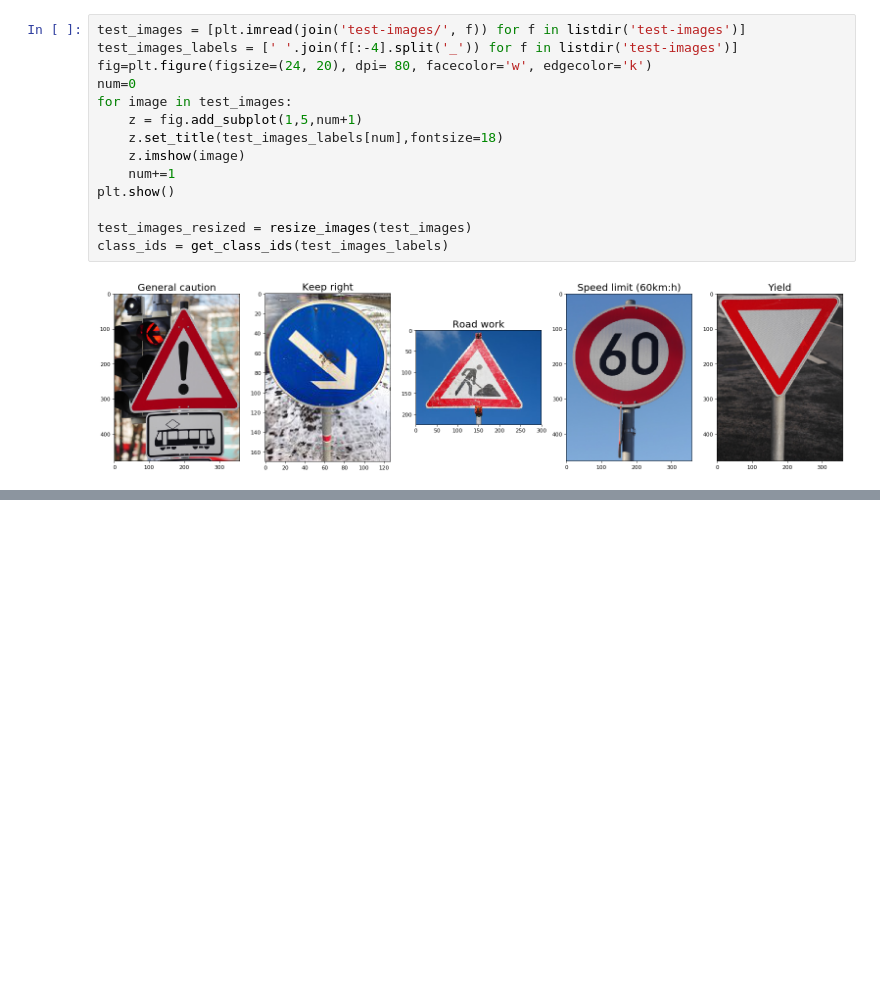
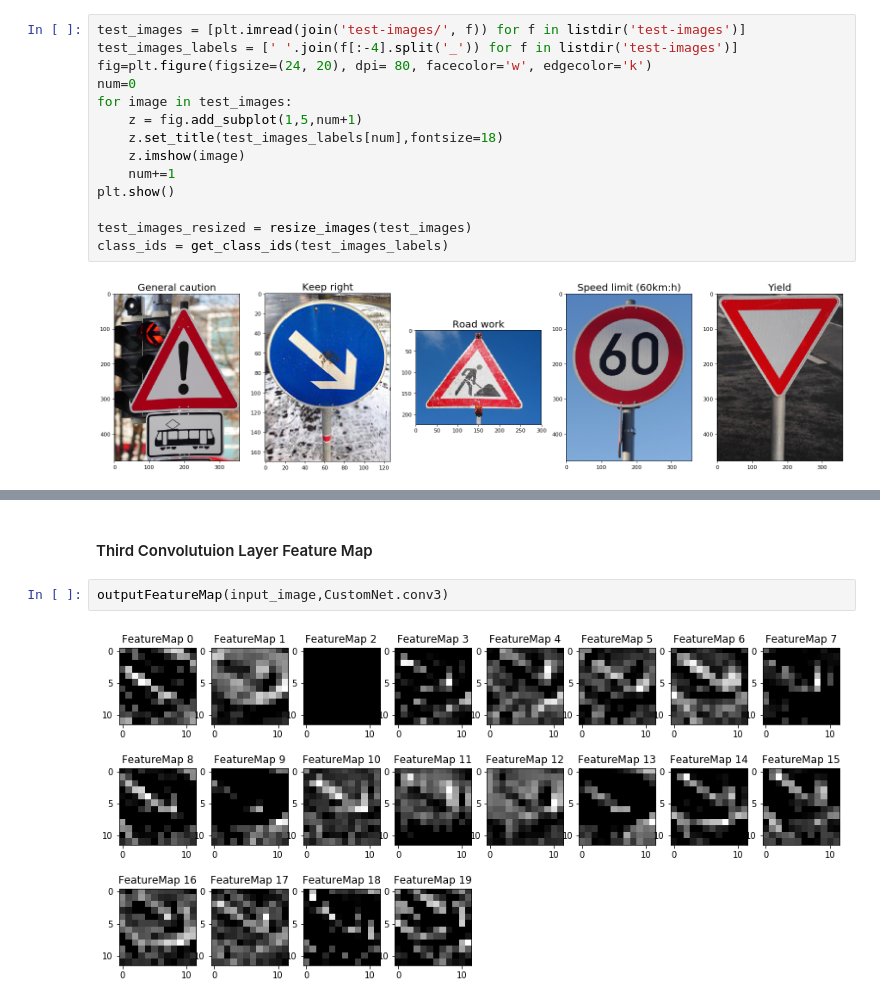
Before and after one commit to stefankaransingh/Traffic-Sign-Classifier-Project, a Jupyter notebook: Traffic_Sign_Classifier.ipynb, the cells around one changed output, grey strips where cells are left out. Cells and saved outputs as stored; diff of their text form; blank space fills up the shorter version.

```diff
--- a/Traffic_Sign_Classifier.ipynb
+++ b/Traffic_Sign_Classifier.ipynb
@@ -989,0 +928,6 @@ outputFeatureMap(input_image,CustomNet.conv2)
+# %% [markdown]
+#### Third Convolutuion Layer Feature Map
+# %%
+outputFeatureMap(input_image,CustomNet.conv3)
+# %% [output]
+[figure, added]
```
Also changed, not shown: parts of 78 cells of this notebook.
